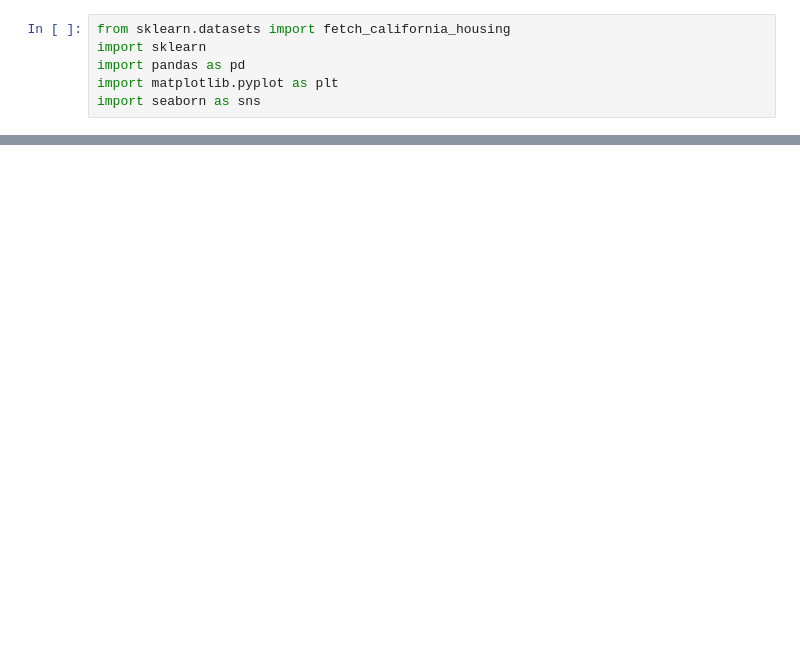
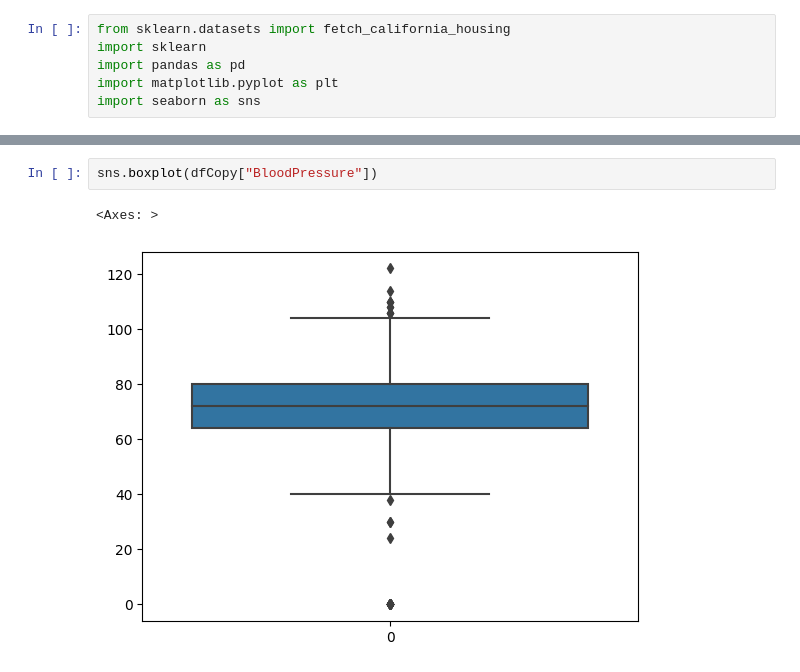
Before and after one commit to ibrahimediz/KordsaIntroML, a Jupyter notebook: Exercises/Cevaplar/outlier.ipynb, the cells around one changed output, grey strips where cells are left out. Drawn from its saved outputs; the diff is of its cells as text; blank space fills up the shorter version.

```diff
--- a/Exercises/Cevaplar/outlier.ipynb
+++ b/Exercises/Cevaplar/outlier.ipynb
@@ -51,0 +31,5 @@ Name: 5161, dtype: float64
+# %%
+sns.boxplot(dfCopy["BloodPressure"])
+# %% [output]
+<Axes: >
+[figure, added]
```
Also changed, not shown: parts of 32 cells of this notebook, 10 other files.
